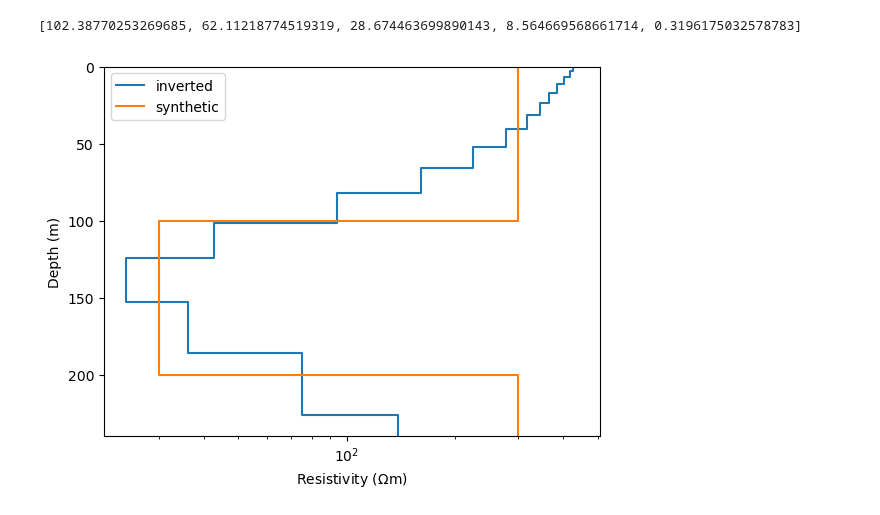
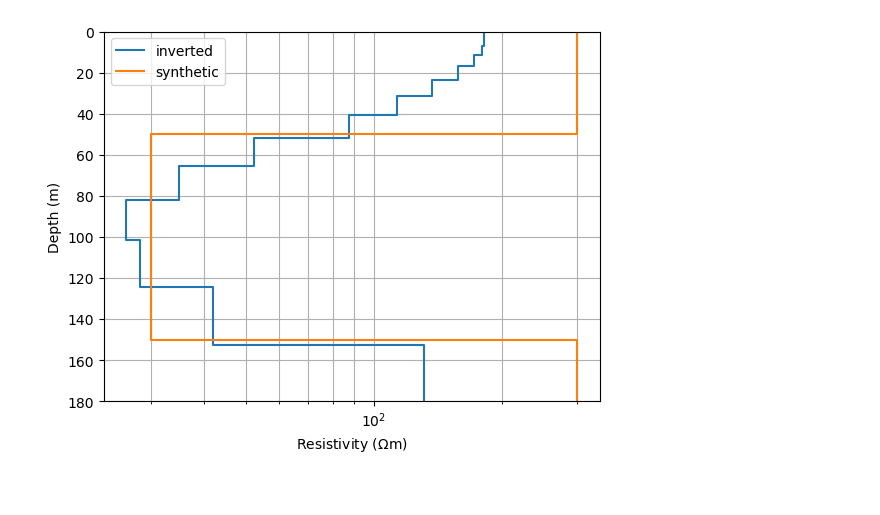
Before and after one commit to gimli-org/notebooks, a Jupyter notebook: tem/temoccam.ipynb, the cells around one changed output. Drawn from its saved outputs; the diff is of its cells as text; code cells hidden in the pictures.

```diff
--- a/tem/temoccam.ipynb
+++ b/tem/temoccam.ipynb
@@ -6,7 +6,7 @@ from pygimli.physics.em import TDEMOccamModelling, TDEMBlockModelling
 # %%
 t = np.logspace(-4, -2, 30)
 fopkw = dict(times=t, txArea=100**2)
-synth = [100, 100, 300, 30, 300]
+synth = [50, 100, 300, 30, 300]
 fopSynth = TDEMBlockModelling(nLayers=(len(synth)+1)//2, **fopkw)
 data = fopSynth(synth)
 plt.loglog(data, t, "x-")
@@ -16,9 +16,9 @@ plt.grid()
 # %%
 thk = np.logspace(0.5, 2, 20)
 print(sum(thk))
-fop = TDEMOccamModelling(thk=thk, **fopkw)
+fop = TDEMSmoothModelling(thk=thk, **fopkw)
 inv = pg.Inversion(fop=fop)
 inv.dataTrans = pg.trans.TransLog()
 inv.modelTrans = pg.trans.TransLog()
-model = inv.run(data, relativeError=0.03, verbose=True)
+model = inv.run(data, relativeError=0.03, blockyModel=True, verbose=True)
 # %% [output]
@@ -29,12 +46,8 @@ model = inv.run(data, relativeError=0.03, verbose=True)
-# %%
-print(inv.chi2History)
-# %% [output]
-[102.38770253269685, 62.11218774519319, 28.674463699890143, 8.564669568661714, 0.3196175032578783]
 # %%
 fig, ax = plt.subplots()
 pg.viewer.mpl.drawModel1D(ax, plot="semilogx", thickness=thk, values=model, label="inverted")
 pg.viewer.mpl.drawModel1D(ax, model=synth, label="synthetic")
-ax.grid()
+ax.grid(which='minor')
 ax.legend();
 # %% [output]
-[figure, old version]
+[figure, new version]
```
Also changed, not shown: parts of 3 cells of this notebook.
